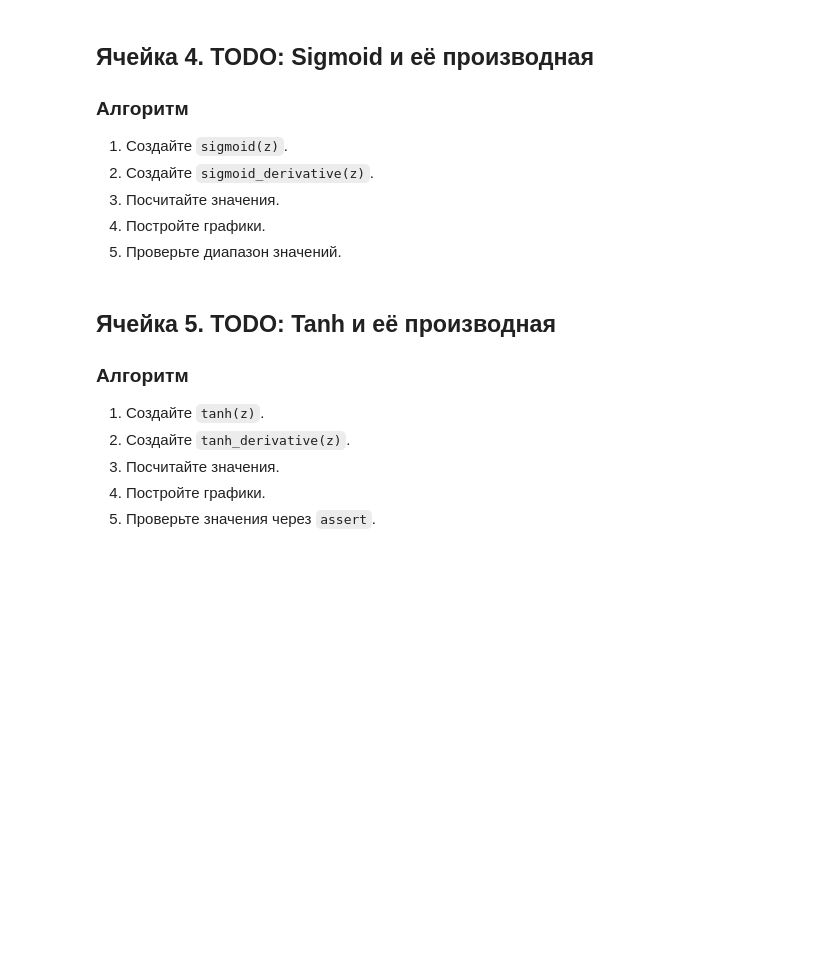
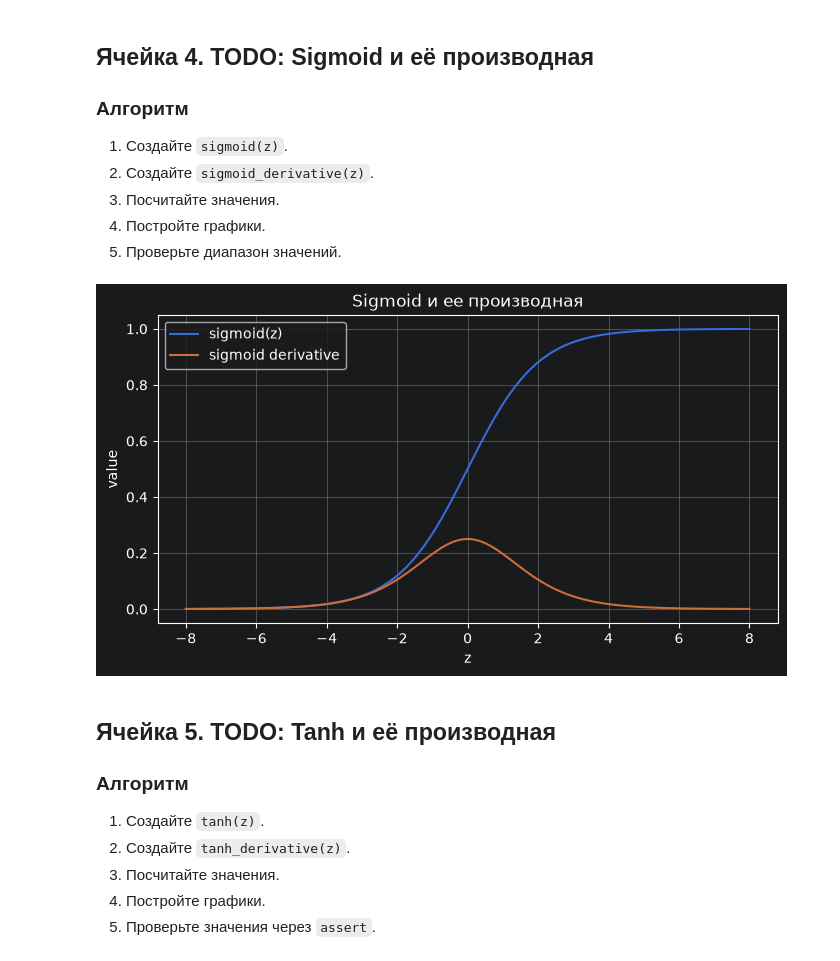
Before and after one commit to FelixTheCatW/study-dml, a Jupyter notebook: notebooks/block8_lesson03_activation_functions_todo.ipynb, the cells around one changed output. Drawn from its saved outputs; the diff is of its cells as text; code cells hidden in the pictures; blank space fills up the shorter version.

```diff
--- a/notebooks/block8_lesson03_activation_functions_todo.ipynb
+++ b/notebooks/block8_lesson03_activation_functions_todo.ipynb
@@ -247,17 +256,30 @@ Maximum: 6.0
 # %%
 # TODO: создайте функцию sigmoid(z)
 
 # TODO: создайте функцию sigmoid_derivative(z)
 
 # TODO: создайте sigmoid_values
-
+sigmoid_values = sigmoid(z_values)
 # TODO: создайте sigmoid_grad
-
+sigmoid_grad = sigmoid_derivative(z_values)
 # TODO: постройте графики sigmoid и производной
-
+plt.figure(figsize=(8,4))
+plt.plot(z_values, sigmoid_values, label="sigmoid(z)")
+plt.plot(z_values, sigmoid_grad, label="sigmoid derivative")
+plt.title("Sigmoid и ее производная")
+plt.xlabel("z")
+plt.ylabel("value")
+plt.grid(True)
+plt.legend()
+plt.show()
 # TODO: assert sigmoid(0) почти равен 0.5
-
+assert round(float(sigmoid(0)),4 ) == 0.5
+assert sigmoid_values.min() > 0
+assert sigmoid_values.max() < 1
+assert sigmoid_grad.max() <= 0.25 + 1e-9
 # TODO: assert sigmoid_values.min() > 0
+# %% [output]
+[figure, added]
 # %% [markdown]
 ## Ячейка 5. TODO: Tanh и её производная
 
```
Also changed, not shown: parts of 8 cells of this notebook, 2 other files.
